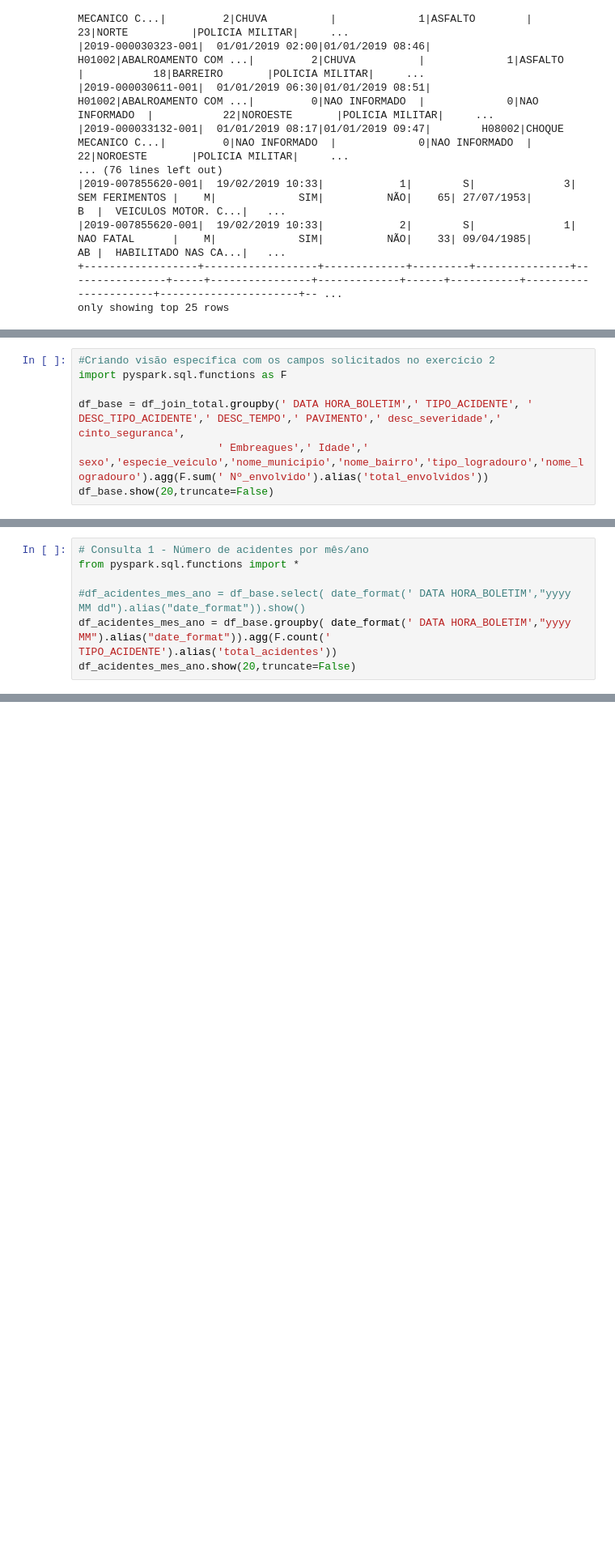
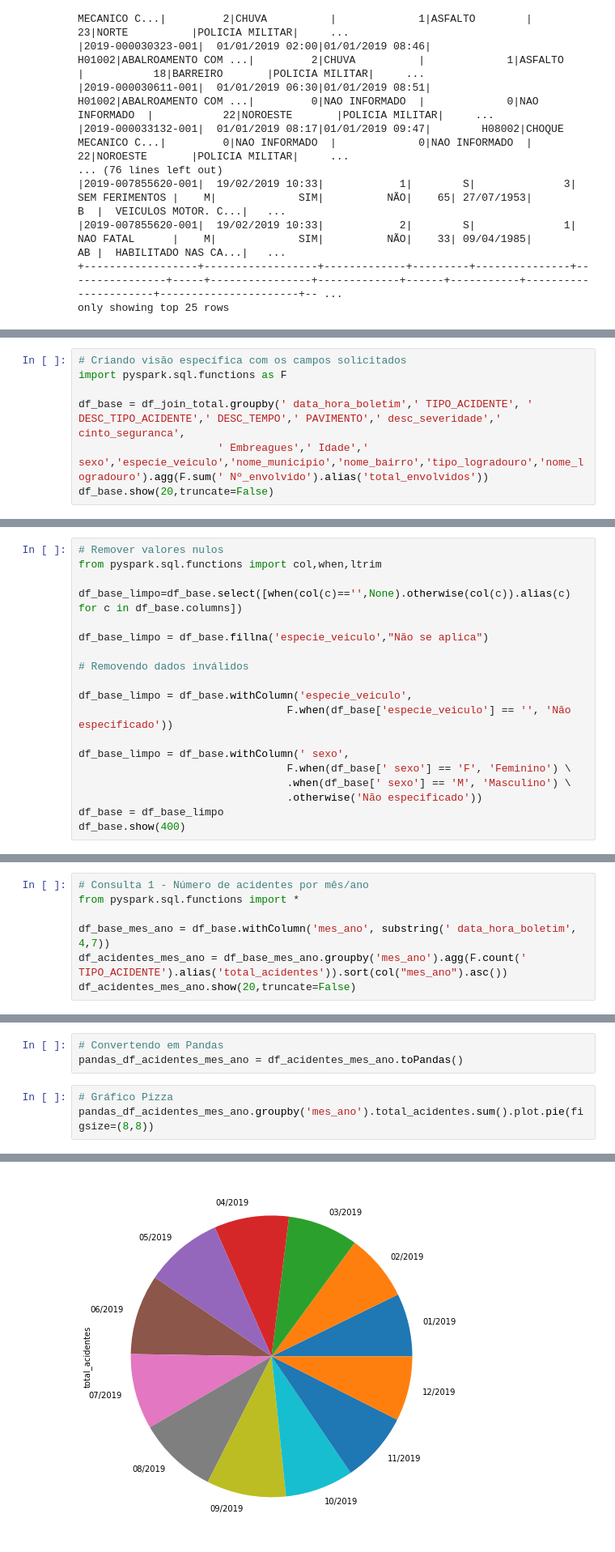
Before and after one commit to EduBernardo/mba-projects, a Jupyter notebook: ES_23_Avaliação_Final_Analisando_dados_de_acidentes.ipynb, the cells around one changed output, grey strips where cells are left out. Shown at 81% size. Cells and saved outputs as stored; diff of their text form; blank space fills up the shorter version.

```diff
--- a/ES_23_Avaliação_Final_Analisando_dados_de_acidentes.ipynb
+++ b/ES_23_Avaliação_Final_Analisando_dados_de_acidentes.ipynb
@@ -169,7 +170,7 @@ df_join_total.show(10)
 # %%
-#Criando visão específica com os campos solicitados no exercício 2
+# Criando visão específica com os campos solicitados
 import pyspark.sql.functions as F
 
-df_base = df_join_total.groupby(' DATA HORA_BOLETIM',' TIPO_ACIDENTE', ' DESC_TIPO_ACIDENTE',' DESC_TEMPO',' PAVIMENTO',' desc_severidade',' cinto_seguranca',
+df_base = df_join_total.groupby(' data_hora_boletim',' TIPO_ACIDENTE', ' DESC_TIPO_ACIDENTE',' DESC_TEMPO',' PAVIMENTO',' desc_severidade',' cinto_seguranca',
                       ' Embreagues',' Idade',' sexo','especie_veiculo','nome_municipio','nome_bairro','tipo_logradouro','nome_logradouro').agg(F.sum(' Nº_envolvido').alias('total_envolvidos'))
 df_base.show(20,truncate=False)
@@ -177,0 +197,19 @@ df_base.show(20,truncate=False)
+# %%
+# Remover valores nulos
+from pyspark.sql.functions import col,when,ltrim
+
+df_base_limpo=df_base.select([when(col(c)=='',None).otherwise(col(c)).alias(c) for c in df_base.columns])
+
+df_base_limpo = df_base.fillna('especie_veiculo',"Não se aplica")
+
+# Removendo dados inválidos
+
+df_base_limpo = df_base.withColumn('especie_veiculo',
+                                 F.when(df_base['especie_veiculo'] == '', 'Não especificado'))
+
+df_base_limpo = df_base.withColumn(' sexo',
+                                 F.when(df_base[' sexo'] == 'F', 'Feminino') \
+                                 .when(df_base[' sexo'] == 'M', 'Masculino') \
+                                 .otherwise('Não especificado'))
+df_base = df_base_limpo
+df_base.show(400)
@@ -179,6 +244,6 @@ df_base.show(20,truncate=False)
 # Consulta 1 - Número de acidentes por mês/ano
 from pyspark.sql.functions import *
 
-#df_acidentes_mes_ano = df_base.select( date_format(' DATA HORA_BOLETIM',"yyyy MM dd").alias("date_format")).show()
-df_acidentes_mes_ano = df_base.groupby( date_format(' DATA HORA_BOLETIM',"yyyy MM").alias("date_format")).agg(F.count(' TIPO_ACIDENTE').alias('total_acidentes'))
+df_base_mes_ano = df_base.withColumn('mes_ano', substring(' data_hora_boletim', 4,7))
+df_acidentes_mes_ano = df_base_mes_ano.groupby('mes_ano').agg(F.count(' TIPO_ACIDENTE').alias('total_acidentes')).sort(col("mes_ano").asc())
 df_acidentes_mes_ano.show(20,truncate=False)
@@ -220,0 +338,7 @@ df_acidentes_veiculo_pavimento.show(20,truncate=False)
+# %%
+# Convertendo em Pandas
+pandas_df_acidentes_mes_ano = df_acidentes_mes_ano.toPandas()
+# %%
+# Gráfico Pizza
+pandas_df_acidentes_mes_ano.groupby('mes_ano').total_acidentes.sum().plot.pie(figsize=(8,8))
+# %% [output]
@@ -220,0 +346 @@ df_acidentes_veiculo_pavimento.show(20,truncate=False)
+[figure, added]
```
Also changed, not shown: parts of 26 cells of this notebook.
